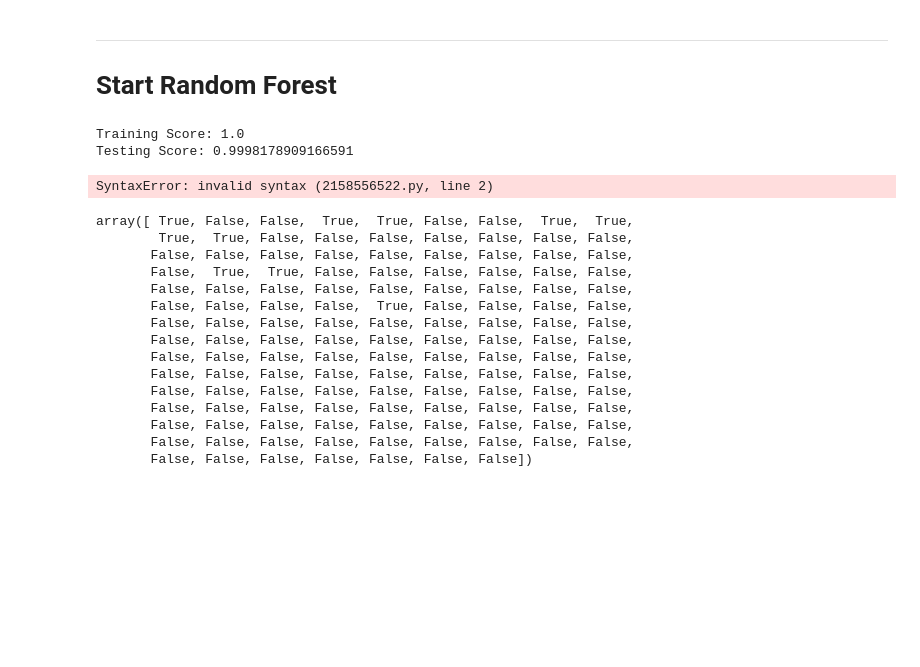
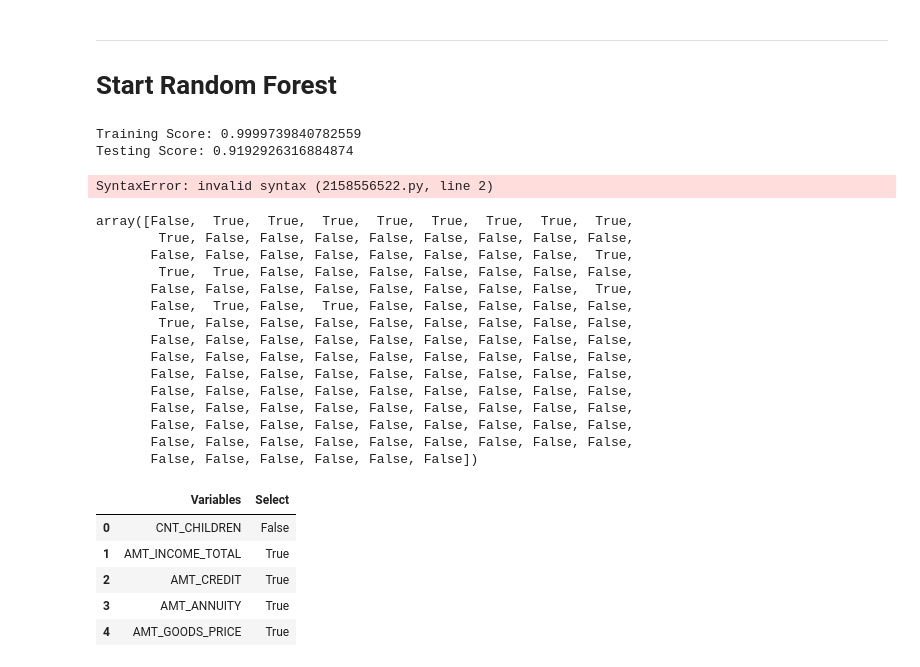
Before and after one commit to claracbucar/project--4, a Jupyter notebook: jsp_Random_Forest.ipynb, the cells around one changed output. Saved outputs shown, nothing was run; the diff lists cells and outputs as text; code cells hidden in the pictures; blank space fills up the shorter version.

```diff
--- a/jsp_Random_Forest.ipynb
+++ b/jsp_Random_Forest.ipynb
@@ -189,7 +190,7 @@ X_dummies.head()
 # %%
 # Split the preprocessed data into a training and testing dataset
 # Split the data into X_train, X_test, y_train, y_test
-X_train, X_test, y_train, y_test = train_test_split(X_dummies, y, random_state=42)
+X_train, X_test, y_train, y_test = train_test_split(X_dummies, y, test_size=0.5, stratify=y, random_state=0)
 # %% [markdown]
 ### Scale
 # %%
@@ -203,12 +204,12 @@ X_test_scaled = X_test
 ---
 # Start Random Forest
 # %%
-clf = RandomForestClassifier(random_state=1, n_estimators=20).fit(X_train_scaled, y_train)
+clf = RandomForestClassifier(random_state=1, n_estimators=100).fit(X_train_scaled, y_train)
 print(f'Training Score: {clf.score(X_train_scaled, y_train)}')
 print(f'Testing Score: {clf.score(X_test_scaled, y_test)}')
 # %% [output]
-Training Score: 1.0
-Testing Score: 0.9998178909166591
+Training Score: 0.9999739840782559
+Testing Score: 0.9192926316884874
 # %%
 features = clf.feature_importances_
 # print(features)
@@ -224,16 +225,17 @@ SyntaxError: invalid syntax (2158556522.py, line 2)
 # %%
 from sklearn.feature_selection import SelectFromModel
 # sel is the data the model feels are important.
-sel = SelectFromModel(clf, threshold = 0.007)
+sel = SelectFromModel(clf, threshold = 0.015)
 sel.fit(X_train_scaled, y_train)
 sel.get_support()
 # %% [output]
-array([ True, False, False,  True,  True, False, False,  True,  True,
+array([False,  True,  True,  True,  True,  True,  True,  True,  True,
+        True, False, False, False, False, False, False, False, False,
+       False, False, False, False, False, False, False, False,  True,
         True,  True, False, False, False, False, False, False, False,
-       False, False, False, False, False, False, False, False, False,
-       False,  True,  True, False, False, False, False, False, False,
-       False, False, False, False, False, False, False, False, False,
-       False, False, False, False,  True, False, False, False, False,
+       False, False, False, False, False, False, False, False,  True,
+       False,  True, False,  True, False, False, False, False, False,
+        True, False, False, False, False, False, False, False, False,
        False, False, False, False, False, False, False, False, False,
        False, False, False, False, False, False, False, False, False,
        False, False, False, False, False, False, False, False, False,
@@ -241,5 +243,4 @@ array([ True, False, False,  True,  True, False, False,  True,  True,
        False, False, False, False, False, False, False, False, False,
        False, False, False, False, False, False, False, False, False,
        False, False, False, False, False, False, False, False, False,
-       False, False, False, False, False, False, False, False, False,
-       False, False, False, False, False, False, False])
+       False, False, False, False, False, False])
@@ -245,0 +250,10 @@ array([ True, False, False,  True,  True, False, False,  True,  True,
+# %%
+Select_df = pd.DataFrame.from_dict({'Variables': variables, 'Select':SelectTable})
+Select_df.head()
+# %% [output]
+|  | Variables | Select |
+| 0 | CNT_CHILDREN | False |
+| 1 | AMT_INCOME_TOTAL | True |
+| 2 | AMT_CREDIT | True |
+| 3 | AMT_ANNUITY | True |
+| 4 | AMT_GOODS_PRICE | True |
```
Also changed, not shown: parts of 8 cells of this notebook, 5 other files.
